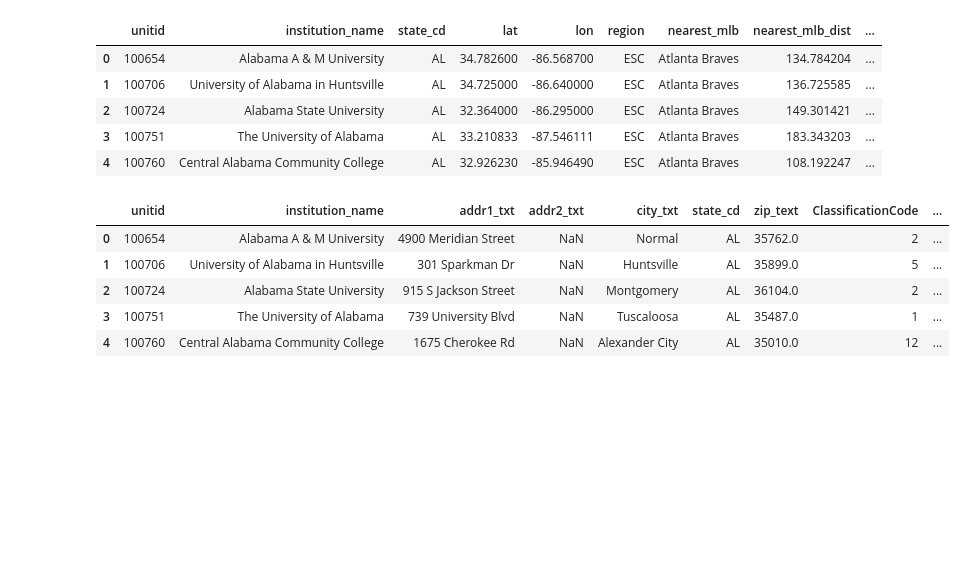
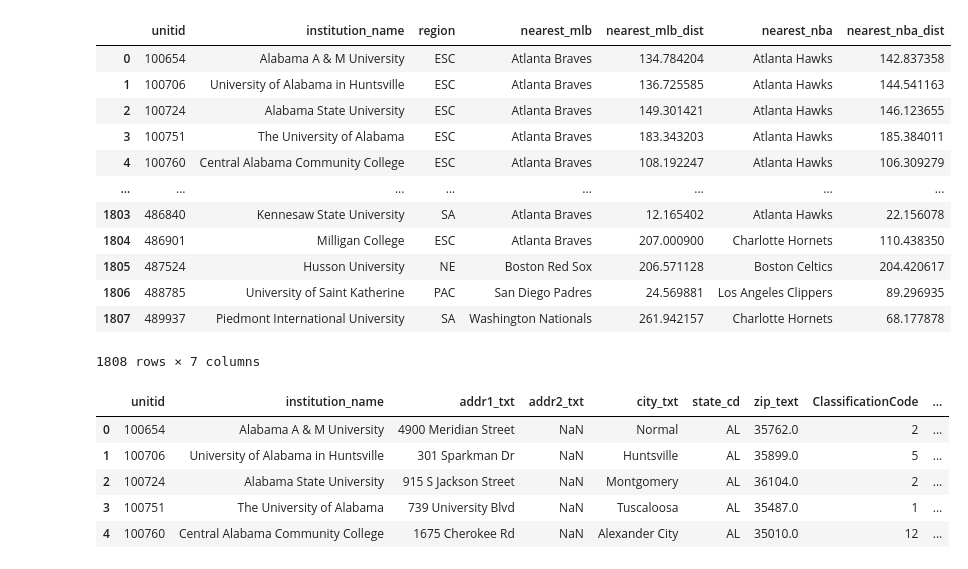
Before and after one commit to ean-maloney/final_project, a Jupyter notebook: EDA/EDA1.ipynb, the cells around one changed output. Drawn from its saved outputs; the diff is of its cells as text; code cells hidden in the pictures; blank space fills up the shorter version.

```diff
--- a/EDA/EDA1.ipynb
+++ b/EDA/EDA1.ipynb
@@ -28,12 +28,19 @@ eada
 # %%
-school_geo.head()
+school_geo
 # %% [output]
-|  | unitid | institution_name | state_cd | lat | lon | region | nearest_mlb | nearest_mlb_dist | ... |
-| 0 | 100654 | Alabama A & M University | AL | 34.782600 | -86.568700 | ESC | Atlanta Braves | 134.784204 | ... |
-| 1 | 100706 | University of Alabama in Huntsville | AL | 34.725000 | -86.640000 | ESC | Atlanta Braves | 136.725585 | ... |
-| 2 | 100724 | Alabama State University | AL | 32.364000 | -86.295000 | ESC | Atlanta Braves | 149.301421 | ... |
-| 3 | 100751 | The University of Alabama | AL | 33.210833 | -87.546111 | ESC | Atlanta Braves | 183.343203 | ... |
-| 4 | 100760 | Central Alabama Community College | AL | 32.926230 | -85.946490 | ESC | Atlanta Braves | 108.192247 | ... |
+|  | unitid | institution_name | region | nearest_mlb | nearest_mlb_dist | nearest_nba | nearest_nba_dist |
+| 0 | 100654 | Alabama A & M University | ESC | Atlanta Braves | 134.784204 | Atlanta Hawks | 142.837358 |
+| 1 | 100706 | University of Alabama in Huntsville | ESC | Atlanta Braves | 136.725585 | Atlanta Hawks | 144.541163 |
+| 2 | 100724 | Alabama State University | ESC | Atlanta Braves | 149.301421 | Atlanta Hawks | 146.123655 |
+| 3 | 100751 | The University of Alabama | ESC | Atlanta Braves | 183.343203 | Atlanta Hawks | 185.384011 |
+| 4 | 100760 | Central Alabama Community College | ESC | Atlanta Braves | 108.192247 | Atlanta Hawks | 106.309279 |
+| ... | ... | ... | ... | ... | ... | ... | ... |
+| 1803 | 486840 | Kennesaw State University | SA | Atlanta Braves | 12.165402 | Atlanta Hawks | 22.156078 |
+| 1804 | 486901 | Milligan College | ESC | Atlanta Braves | 207.000900 | Charlotte Hornets | 110.438350 |
+| 1805 | 487524 | Husson University | NE | Boston Red Sox | 206.571128 | Boston Celtics | 204.420617 |
+| 1806 | 488785 | University of Saint Katherine | PAC | San Diego Padres | 24.569881 | Los Angeles Clippers | 89.296935 |
+| 1807 | 489937 | Piedmont International University | SA | Washington Nationals | 261.942157 | Charlotte Hornets | 68.177878 |
+1808 rows × 7 columns
 # %%
 #Drop cols shared by school_geo and eada before merge
 school_geo.drop(columns = ['state_cd', 'lat', 'lon'], inplace = True)
```
Also changed, not shown: parts of 10 cells of this notebook, 6 other files.
